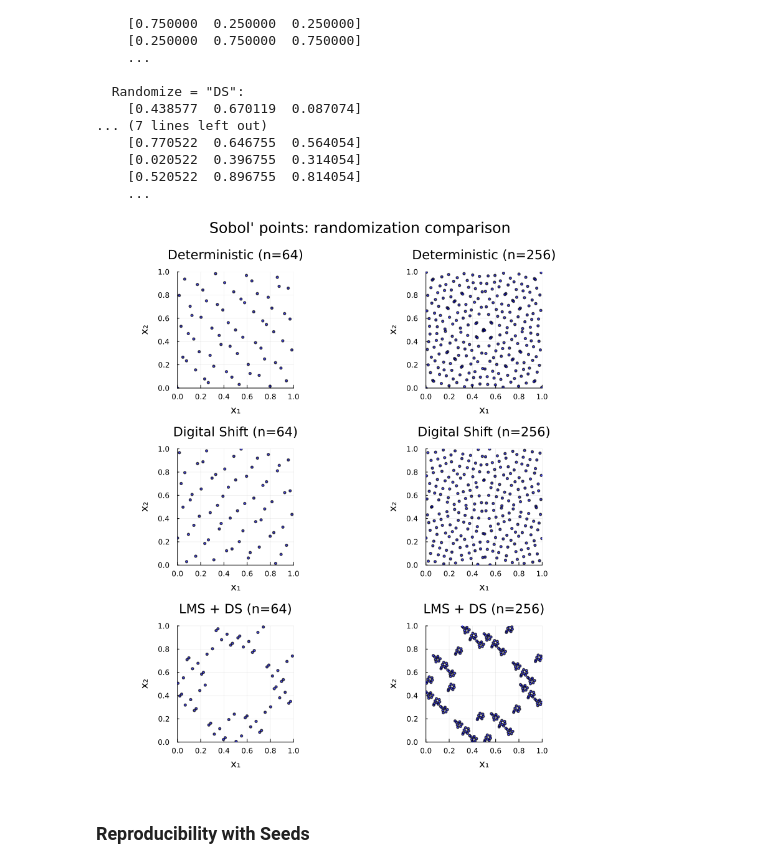
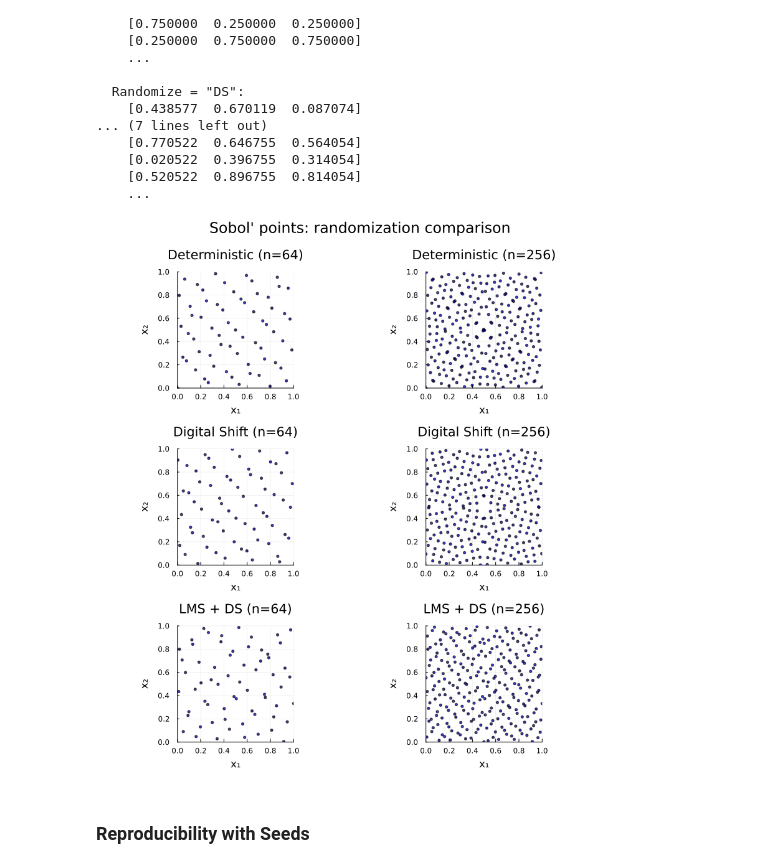
Before and after one commit to QMCSoftware/QMC.jl, a Jupyter notebook: demos/digital_net_b2.ipynb, the cells around one changed output. Drawn from its saved outputs; the diff is of its cells as text; code cells hidden in the pictures.

```diff
--- a/demos/digital_net_b2.ipynb
+++ b/demos/digital_net_b2.ipynb
@@ -100,24 +100,24 @@ Randomization Methods
 # %%
 if HAVE_PLOTS
     rand_modes = [("none", "Deterministic"), ("DS", "Digital Shift"), ("LMS_DS", "LMS + DS")]
     scatter_plts = []
     for (mode, label) in rand_modes
         for n in [64, 256]
-            dn_p = DigitalNetB2(2; randomize=mode, seed=42)
+            dn_p = DigitalNetB2(2; randomize=mode, seed=42, t=63)
             x_p = gen_samples(dn_p, n)
             local p = scatter(x_p[:, 1], x_p[:, 2];
                 markersize=2, alpha=0.7, color=:blue, label=nothing,
                 xlabel="x₁", ylabel="x₂",
                 title="$label (n=$n)",
                 xlims=(0, 1), ylims=(0, 1), aspect_ratio=:equal)
             push!(scatter_plts, p)
         end
     end
     display(plot(scatter_plts...; layout=(3, 2), size=(800, 900),
         plot_title="Sobol' points: randomization comparison"))
 end
 # %% [output]
-[figure, old version]
+[figure, new version]
 # %% [markdown]
 ### Reproducibility with Seeds
 # %%
```
Also changed, not shown: parts of 1 cell of this notebook, 41 other files.
